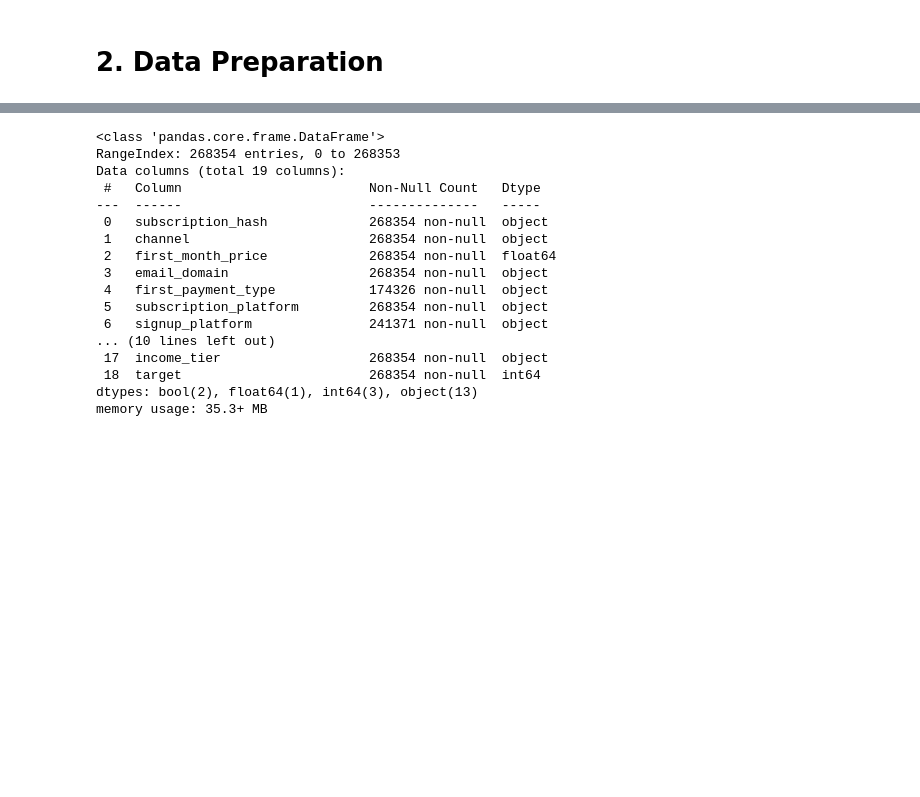
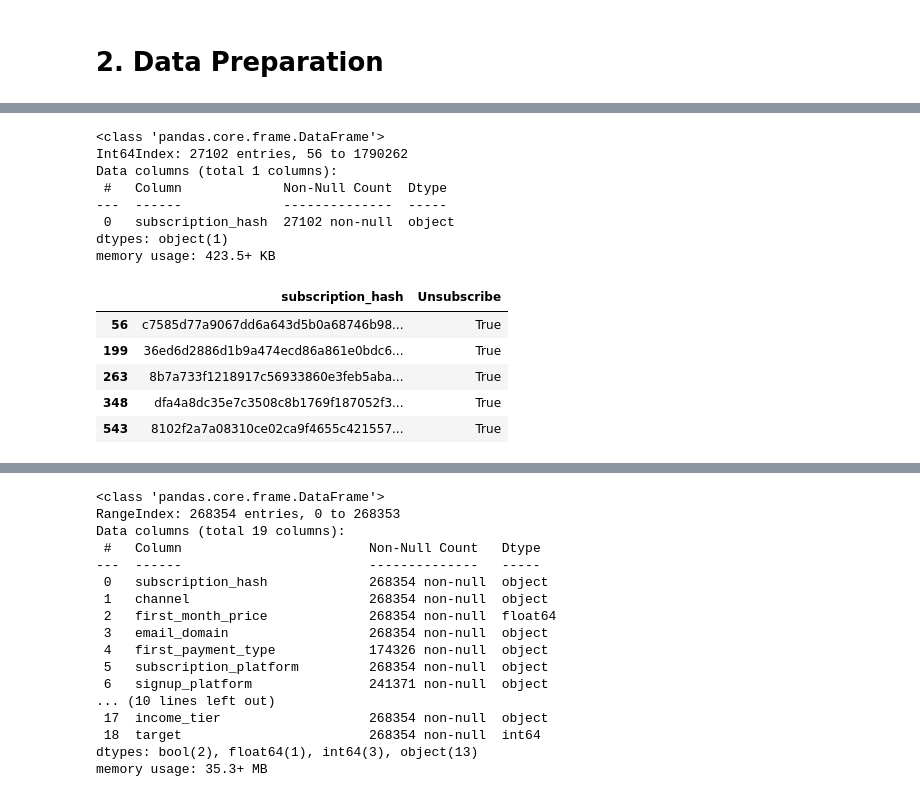
Before and after one commit to christyono/scentbird-ltv-model, a Jupyter notebook: scentbird_LTV_model.ipynb, the cells around one changed output, grey strips where cells are left out. Saved outputs shown, nothing was run; the diff lists cells and outputs as text; code cells hidden in the pictures; blank space fills up the shorter version.

```diff
--- a/scentbird_LTV_model.ipynb
+++ b/scentbird_LTV_model.ipynb
@@ -188,2 +298,7 @@ We'll add event data in a future iteration of the model; amount of events may be
 # %% [markdown]
 # 2. Data Preparation
+# %%
+#concatenate the data
+full_event_data = pd.concat([bad_users_event_data, good_users_event_data], ignore_index=True)
+#check
+full_event_data.info()
@@ -189,0 +322,24 @@ We'll add event data in a future iteration of the model; amount of events may be
+# %%
+#retrieve all users that unsubbed
+unsubs = full_event_data[full_event_data['event_name']=='Unsubscribe'][['subscription_hash']]
+
+unsubs.info()
+
+unsubs['Unsubscribe'] = True
+
+unsubs.head()
+# %% [output]
+<class 'pandas.core.frame.DataFrame'>
+Int64Index: 27102 entries, 56 to 1790262
+Data columns (total 1 columns):
+ #   Column             Non-Null Count  Dtype
+---  ------             --------------  -----
+ 0   subscription_hash  27102 non-null  object
+dtypes: object(1)
+memory usage: 423.5+ KB
+|  | subscription_hash | Unsubscribe |
+| 56 | c7585d77a9067dd6a643d5b0a68746b98... | True |
+| 199 | 36ed6d2886d1b9a474ecd86a861e0bdc6... | True |
+| 263 | 8b7a733f1218917c56933860e3feb5aba... | True |
+| 348 | dfa4a8dc35e7c3508c8b1769f187052f3... | True |
+| 543 | 8102f2a7a08310ce02ca9f4655c421557... | True |
```
Also changed, not shown: parts of 24 cells of this notebook.
